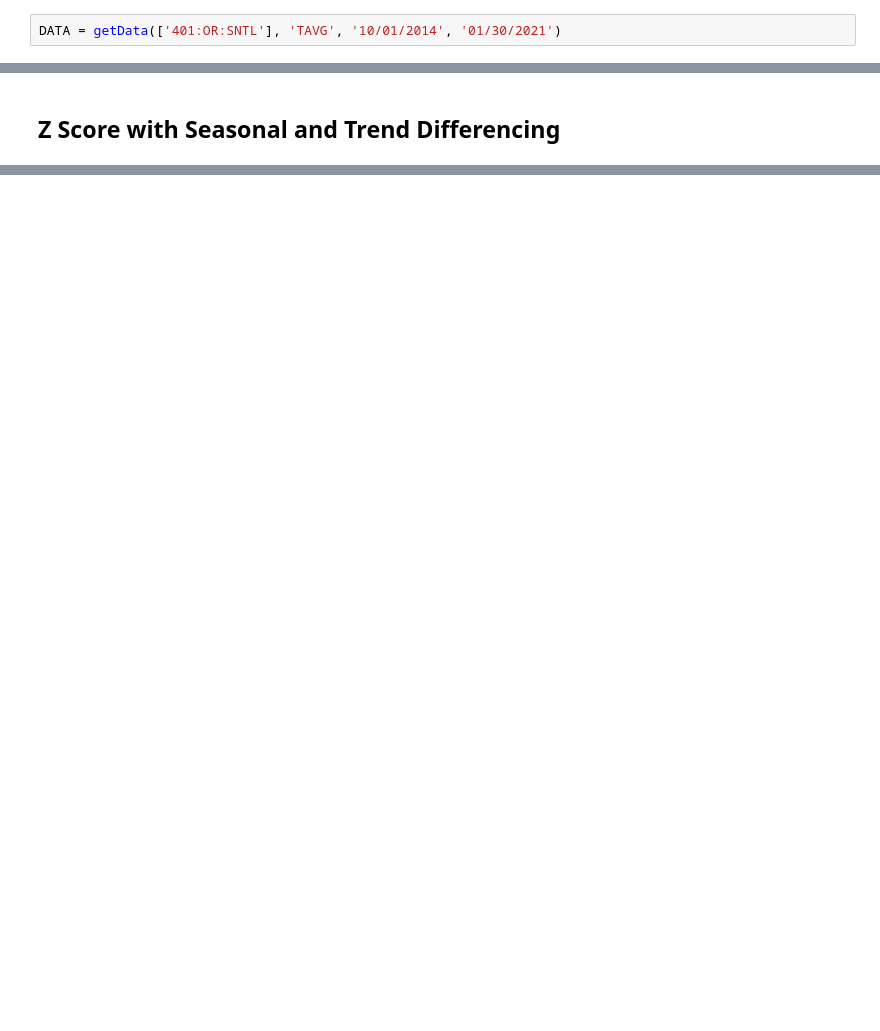
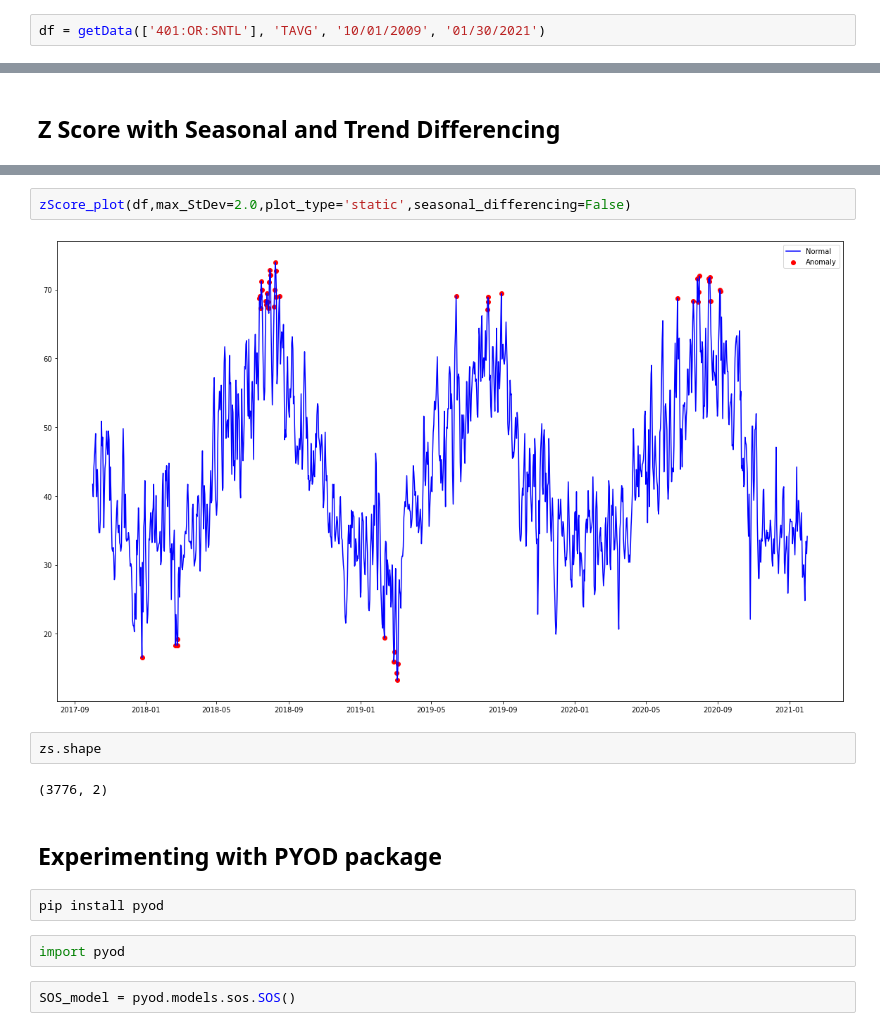
Before and after one commit to geoskimoto/SNOTEL_AnomalyDetection, a Jupyter notebook: IsolationForest.ipynb, the cells around one changed output, grey strips where cells are left out. Cells and saved outputs as stored; diff of their text form; blank space fills up the shorter version.

```diff
--- a/IsolationForest.ipynb
+++ b/IsolationForest.ipynb
@@ -117,5 +119,5 @@ bk.bkfilter(DATA, low=6, high=32, K=12).plot()
 <matplotlib.axes._subplots.AxesSubplot at 0x...>
 [figure]
 # %%
-DATA = getData(['401:OR:SNTL'], 'TAVG', '10/01/2014', '01/30/2021')
+df = getData(['401:OR:SNTL'], 'TAVG', '10/01/2009', '01/30/2021')
 # %%
@@ -239,0 +433,16 @@ See the caveats in the documentation: https://pandas.pydata.org/pandas-docs/stab
+# %%
+zScore_plot(df,max_StDev=2.0,plot_type='static',seasonal_differencing=False)
+# %% [output]
+[figure, added]
+# %%
+zs.shape
+# %% [output]
+(3776, 2)
+# %% [markdown]
+## Experimenting with PYOD package
+# %%
+pip install pyod
+# %%
+import pyod
+# %%
+SOS_model = pyod.models.sos.SOS()
```
Also changed, not shown: parts of 15 cells of this notebook.
